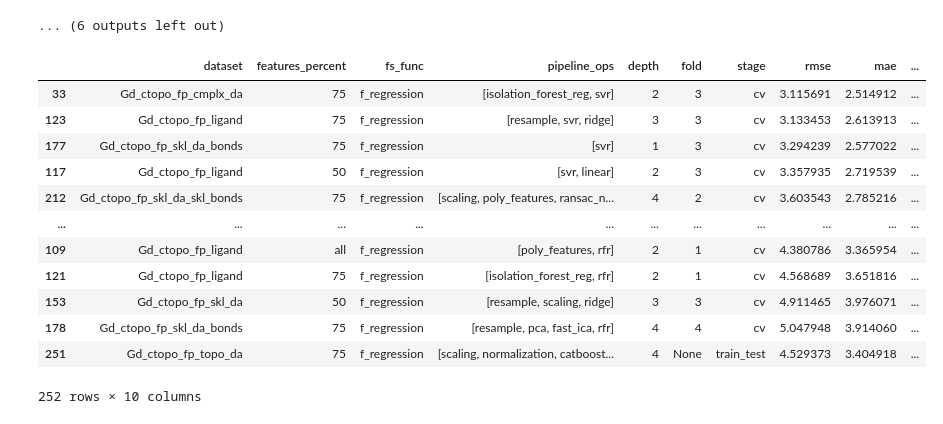
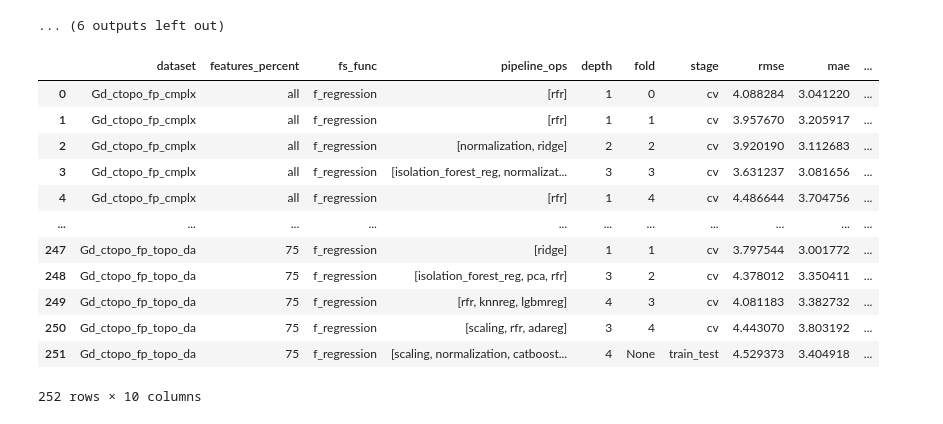
Before and after one commit to ITMO-NSS-team/ligands-ml-paper, a Jupyter notebook: automl.ipynb, the cells around one changed output. Cells and saved outputs as stored; diff of their text form; code cells hidden in the pictures.

Commit message:
Remove soring in pipelines table

```diff
--- a/automl.ipynb
+++ b/automl.ipynb
@@ -149,44 +149,42 @@ def build_pipeline_summary(results_data, base_path="results"):
                     "mae": metrics['mae'],
                     "r2": max(metrics['r2'], 0)
                 })
 
             # --- Train/test row ---
             pipe_path = res['pipeline_path']
             if os.path.exists(pipe_path):
                 with open(pipe_path, "r") as f:
                     pipeline = json.load(f)
 
                 rows.append({
                     "dataset": dataset,
                     "features_percent": k_percent,
                     "fs_func": fs_func,
                     "pipeline_ops": pipeline.get("total_pipeline_operations", []),
                     "depth": pipeline.get("depth", None),
                     "fold": None,
                     "stage": "train_test",  # final evaluation
                     "rmse": res.get('test_rmse', None),
                     "mae": res.get('test_mae', None),
                     "r2": max(res.get('test_r2', 0), 0)
                 })
 
     return pd.DataFrame(rows)
 
-# Build + sort by test r2
 summary_df = build_pipeline_summary(all_results)
-summary_df = summary_df.sort_values(by="r2", ascending=False)
 
 summary_df
 # %% [output]
 |  | dataset | features_percent | fs_func | pipeline_ops | depth | fold | stage | rmse | mae | ... |
-| 33 | Gd_ctopo_fp_cmplx_da | 75 | f_regression | [isolation_forest_reg, svr] | 2 | 3 | cv | 3.115691 | 2.514912 | ... |
-| 123 | Gd_ctopo_fp_ligand | 75 | f_regression | [resample, svr, ridge] | 3 | 3 | cv | 3.133453 | 2.613913 | ... |
-| 177 | Gd_ctopo_fp_skl_da_bonds | 75 | f_regression | [svr] | 1 | 3 | cv | 3.294239 | 2.577022 | ... |
-| 117 | Gd_ctopo_fp_ligand | 50 | f_regression | [svr, linear] | 2 | 3 | cv | 3.357935 | 2.719539 | ... |
-| 212 | Gd_ctopo_fp_skl_da_skl_bonds | 75 | f_regression | [scaling, poly_features, ransac_n... | 4 | 2 | cv | 3.603543 | 2.785216 | ... |
+| 0 | Gd_ctopo_fp_cmplx | all | f_regression | [rfr] | 1 | 0 | cv | 4.088284 | 3.041220 | ... |
+| 1 | Gd_ctopo_fp_cmplx | all | f_regression | [rfr] | 1 | 1 | cv | 3.957670 | 3.205917 | ... |
+| 2 | Gd_ctopo_fp_cmplx | all | f_regression | [normalization, ridge] | 2 | 2 | cv | 3.920190 | 3.112683 | ... |
+| 3 | Gd_ctopo_fp_cmplx | all | f_regression | [isolation_forest_reg, normalizat... | 3 | 3 | cv | 3.631237 | 3.081656 | ... |
+| 4 | Gd_ctopo_fp_cmplx | all | f_regression | [rfr] | 1 | 4 | cv | 4.486644 | 3.704756 | ... |
 | ... | ... | ... | ... | ... | ... | ... | ... | ... | ... | ... |
-| 109 | Gd_ctopo_fp_ligand | all | f_regression | [poly_features, rfr] | 2 | 1 | cv | 4.380786 | 3.365954 | ... |
-| 121 | Gd_ctopo_fp_ligand | 75 | f_regression | [isolation_forest_reg, rfr] | 2 | 1 | cv | 4.568689 | 3.651816 | ... |
-| 153 | Gd_ctopo_fp_skl_da | 50 | f_regression | [resample, scaling, ridge] | 3 | 3 | cv | 4.911465 | 3.976071 | ... |
-| 178 | Gd_ctopo_fp_skl_da_bonds | 75 | f_regression | [resample, pca, fast_ica, rfr] | 4 | 4 | cv | 5.047948 | 3.914060 | ... |
+| 247 | Gd_ctopo_fp_topo_da | 75 | f_regression | [ridge] | 1 | 1 | cv | 3.797544 | 3.001772 | ... |
+| 248 | Gd_ctopo_fp_topo_da | 75 | f_regression | [isolation_forest_reg, pca, rfr] | 3 | 2 | cv | 4.378012 | 3.350411 | ... |
+| 249 | Gd_ctopo_fp_topo_da | 75 | f_regression | [rfr, knnreg, lgbmreg] | 4 | 3 | cv | 4.081183 | 3.382732 | ... |
+| 250 | Gd_ctopo_fp_topo_da | 75 | f_regression | [scaling, rfr, adareg] | 3 | 4 | cv | 4.443070 | 3.803192 | ... |
 | 251 | Gd_ctopo_fp_topo_da | 75 | f_regression | [scaling, normalization, catboost... | 4 | None | train_test | 4.529373 | 3.404918 | ... |
 252 rows × 10 columns
```
